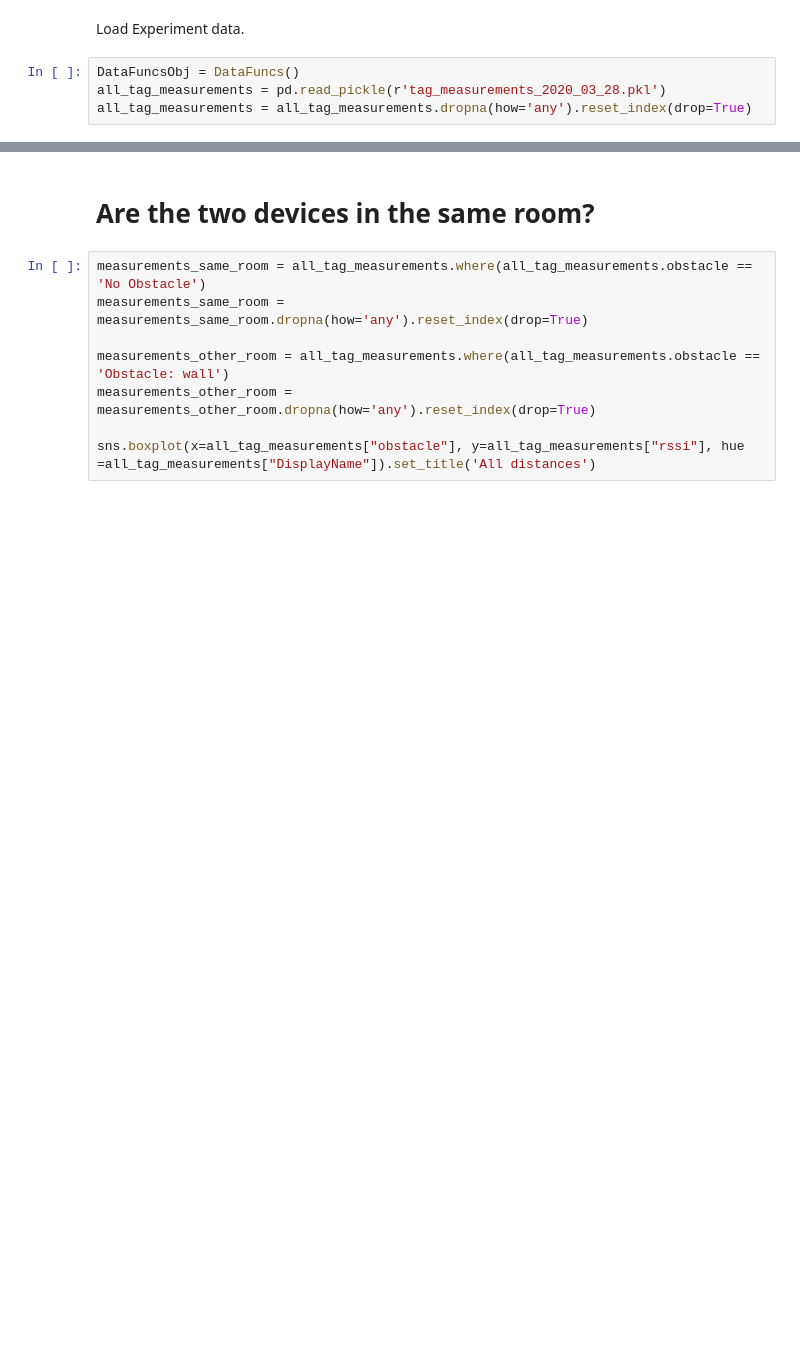
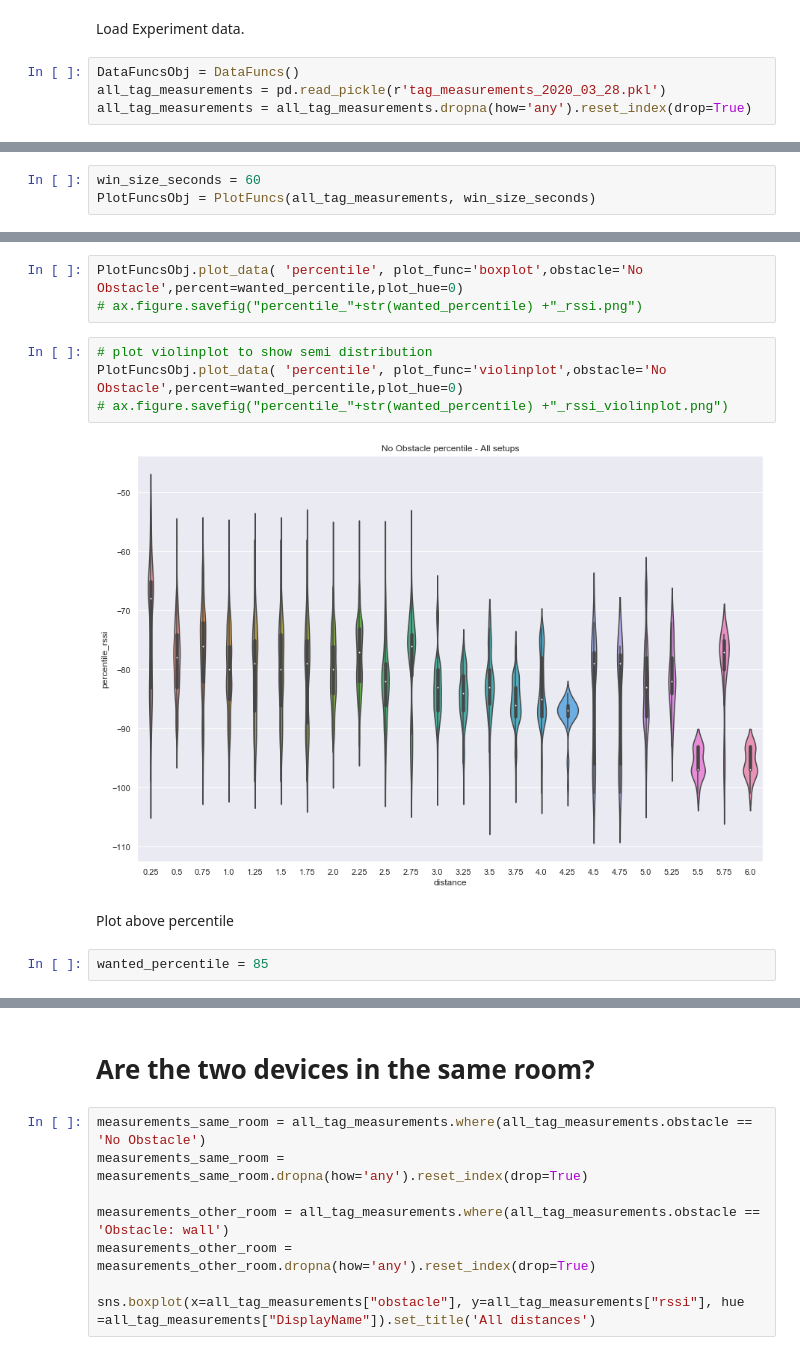
Before and after one commit to CylocTeam/BluetoothGeoClustering, a Jupyter notebook: BluetoothGeoClustering_python/DataAnalysis.ipynb, the cells around one changed output, grey strips where cells are left out. Saved outputs shown, nothing was run; the diff lists cells and outputs as text; blank space fills up the shorter version.

```diff
--- a/BluetoothGeoClustering_python/DataAnalysis.ipynb
+++ b/BluetoothGeoClustering_python/DataAnalysis.ipynb
@@ -46,0 +49,3 @@ for setup in pd.unique(show_measurements.setup):
+# %%
+win_size_seconds = 60
+PlotFuncsObj = PlotFuncs(all_tag_measurements, win_size_seconds)
@@ -46,0 +79,13 @@ for setup in pd.unique(show_measurements.setup):
+# %%
+PlotFuncsObj.plot_data( 'percentile', plot_func='boxplot',obstacle='No Obstacle',percent=wanted_percentile,plot_hue=0)
+# ax.figure.savefig("percentile_"+str(wanted_percentile) +"_rssi.png")
+# %%
+# plot violinplot to show semi distribution
+PlotFuncsObj.plot_data( 'percentile', plot_func='violinplot',obstacle='No Obstacle',percent=wanted_percentile,plot_hue=0)
+# ax.figure.savefig("percentile_"+str(wanted_percentile) +"_rssi_violinplot.png")
+# %% [output]
+[figure, added]
+# %% [markdown]
+Plot above percentile
+# %%
+wanted_percentile = 85
```
Also changed, not shown: parts of 42 cells of this notebook.
